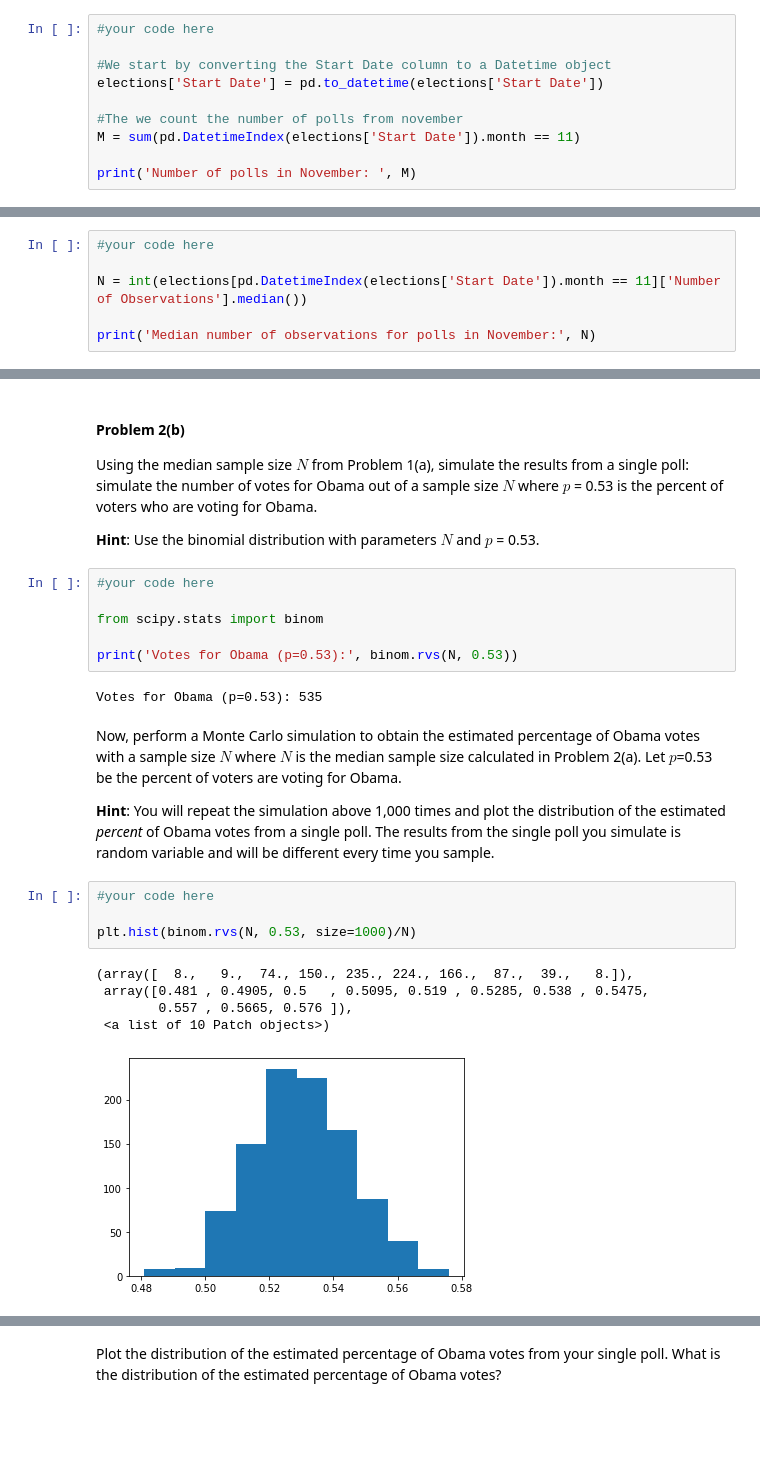
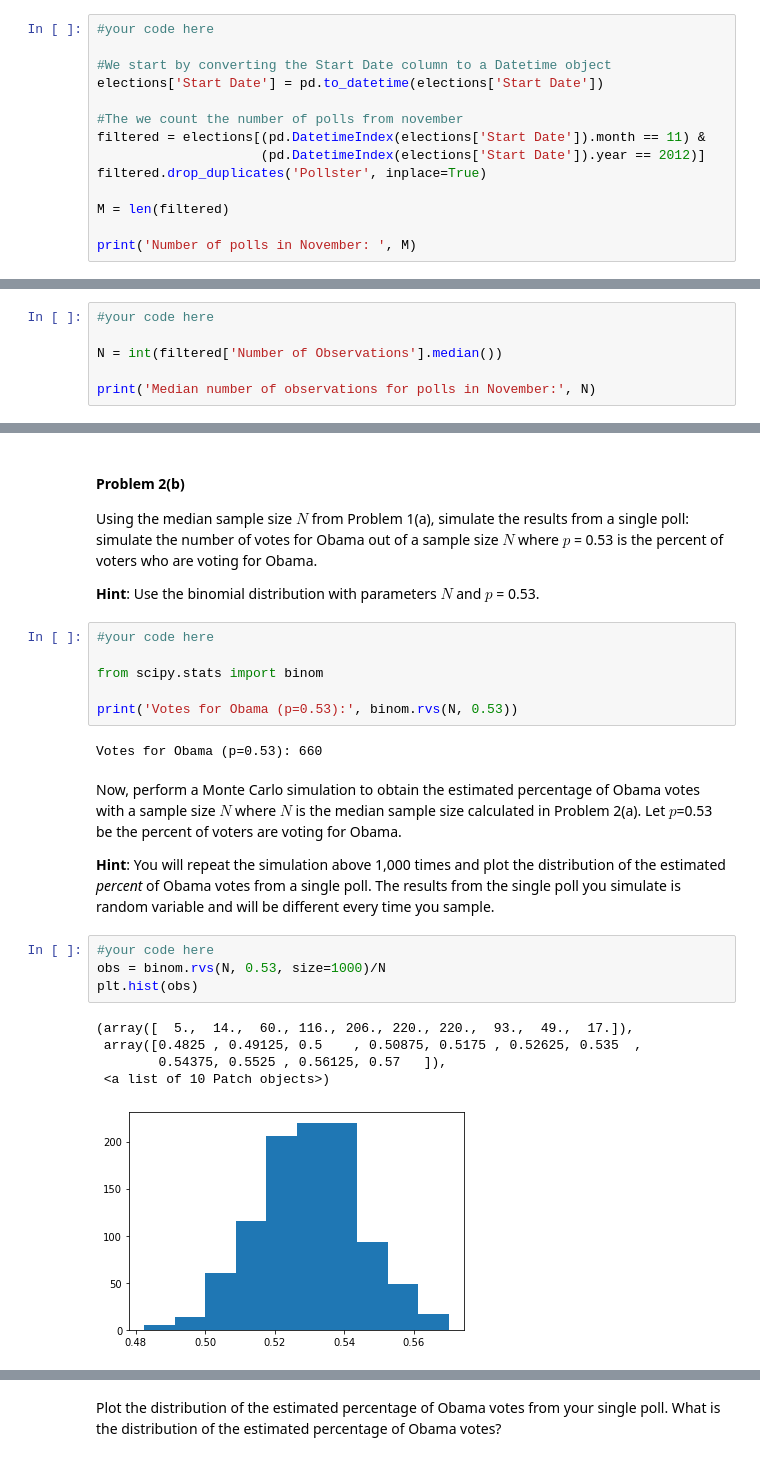
Before and after one commit to DavidsonWalker/2014, a Jupyter notebook: homework/HW2.ipynb, the cells around one changed output, grey strips where cells are left out. Drawn from its saved outputs; the diff is of its cells as text; blank space fills up the shorter version.

```diff
--- a/homework/HW2.ipynb
+++ b/homework/HW2.ipynb
@@ -416,7 +422,11 @@ How many polls were conducted in November? Define this number as M.
 elections['Start Date'] = pd.to_datetime(elections['Start Date'])
 
 #The we count the number of polls from november
-M = sum(pd.DatetimeIndex(elections['Start Date']).month == 11)
+filtered = elections[(pd.DatetimeIndex(elections['Start Date']).month == 11) &
+                     (pd.DatetimeIndex(elections['Start Date']).year == 2012)]
+filtered.drop_duplicates('Pollster', inplace=True)
+
+M = len(filtered)
 
 print('Number of polls in November: ', M)
 # %% [output]
@@ -428,7 +442,7 @@ What was the median of the number of observations in the November polls? Define
 # %%
 #your code here
 
-N = int(elections[pd.DatetimeIndex(elections['Start Date']).month == 11]['Number of Observations'].median())
+N = int(filtered['Number of Observations'].median())
 
 print('Median number of observations for polls in November:', N)
 # %% [output]
@@ -448,18 +462,18 @@ from scipy.stats import binom
 
 print('Votes for Obama (p=0.53):', binom.rvs(N, 0.53))
 # %% [output]
-Votes for Obama (p=0.53): 535
+Votes for Obama (p=0.53): 660
 # %% [markdown]
 Now, perform a Monte Carlo simulation to obtain the estimated percentage of Obama votes with a sample size $N$ where $N$ is the median sample size calculated in Problem 2(a). Let $p$=0.53 be the percent of voters are voting for Obama.
 
 **Hint**: You will repeat the simulation above 1,000 times and plot the distribution of the estimated *percent* of Obama votes from a single poll.  The results from the single poll you simulate is random variable and will be different every time you sample.
 # %%
 #your code here
-
-plt.hist(binom.rvs(N, 0.53, size=1000)/N)
+obs = binom.rvs(N, 0.53, size=1000)/N
+plt.hist(obs)
 # %% [output]
-(array([  8.,   9.,  74., 150., 235., 224., 166.,  87.,  39.,   8.]),
- array([0.481 , 0.4905, 0.5   , 0.5095, 0.519 , 0.5285, 0.538 , 0.5475,
-        0.557 , 0.5665, 0.576 ]),
+(array([  5.,  14.,  60., 116., 206., 220., 220.,  93.,  49.,  17.]),
+ array([0.4825 , 0.49125, 0.5    , 0.50875, 0.5175 , 0.52625, 0.535  ,
+        0.54375, 0.5525 , 0.56125, 0.57   ]),
  <a list of 10 Patch objects>)
-[figure, old version]
+[figure, new version]
```
Also changed, not shown: parts of 33 cells of this notebook, 1 other file.
